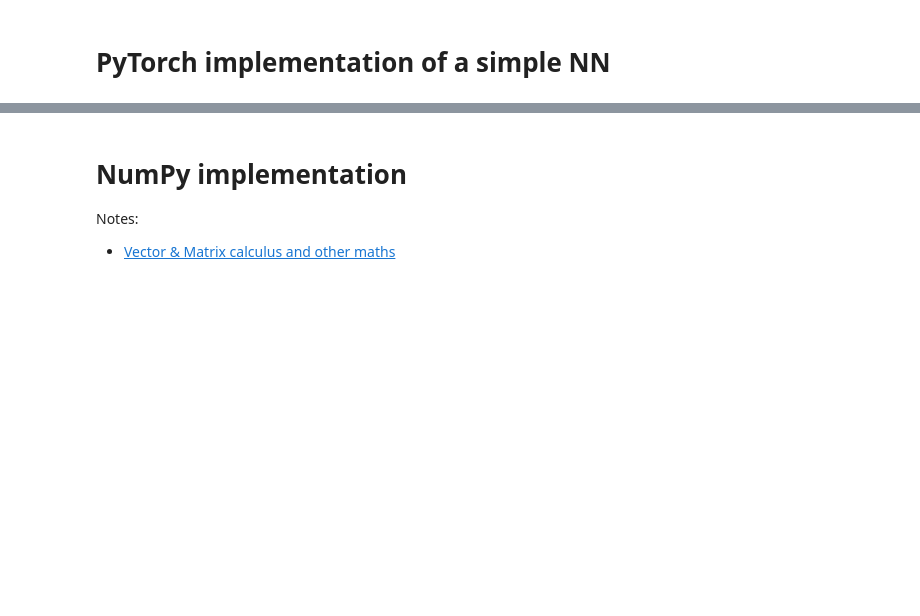
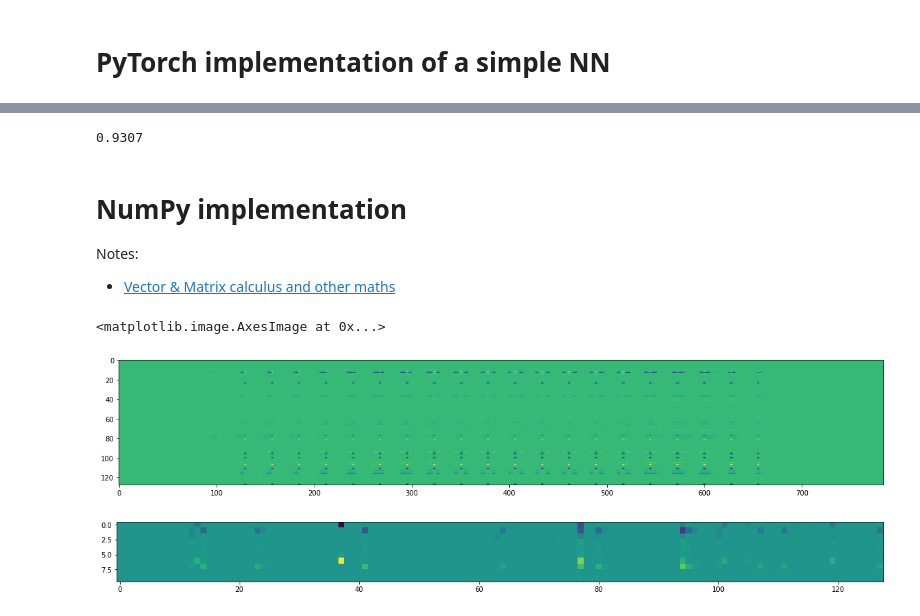
Before and after one commit to finnkauski/nn_from_scratch, a Jupyter notebook: develop.ipynb, the cells around one changed output, grey strips where cells are left out. Saved outputs shown, nothing was run; the diff lists cells and outputs as text; code cells hidden in the pictures; blank space fills up the shorter version.

```diff
--- a/develop.ipynb
+++ b/develop.ipynb
@@ -71,5 +88,82 @@ plot(accuracies)
+# %%
+# Implement a simple forward pass and check the test accuracy
+W1 = model.l1.weight.detach().numpy().T
+W2 = model.l2.weight.detach().numpy().T
+
+def numpy_eval():
+    def forward(x):
+        x = x.dot(W1)
+        x = np.maximum(x, 0)
+        return x.dot(W2)
+
+    Y_test_preds_out = forward(X_test.reshape((-1, 28*28)))
+    Y_test_preds = np.argmax(Y_test_preds_out, axis=1)
+    return (Y_test == Y_test_preds).mean()
+
+numpy_eval()
+# %% [output]
+0.9307
 # %% [markdown]
 # NumPy implementation
 
 Notes:
 - [Vector & Matrix calculus and other maths](http://cs231n.stanford.edu/slides/2018/cs231n_2018_ds02.pdf)
+# %%
+def logsumexp(x):
+    # LogSoftMax docs: https://pytorch.org/docs/stable/generated/torch.nn.LogSoftmax.html
+    # Source: http://gregorygundersen.com/blog/2020/02/09/log-sum-exp/
+    #return np.log(np.exp(x).sum(axis=1))
+    c = x.max(axis=1)
+    return c + np.log(np.exp(x-c.reshape((-1, 1))).sum(axis=1))
+
+def initialize_layer(m, h):
+#     return np.random.randn(m,h) * np.sqrt(2/m)
+    ret = np.random.uniform(-1., 1., size=(m,h))/np.sqrt(m*h)
+    return ret.astype(np.float32)
+
+def forward_grads(x,y, W1, W2):
+    # One hot encoding
+    out = np.zeros((len(y), 10))
+    out[range(len(y)), y] = 1
+
+    x_l1 = x.dot(W1)
+    x_relu = np.maximum(x_l1, 0)
+    x_l2 = x_relu.dot(W2)
+    x_lsm = x_l2 - logsumexp(x_l2).reshape((-1, 1))
+    x_loss = (-out * x_lsm).mean(axis=1)
+
+#   Don't really get this. This relates the gradient of the output (what even is that?) to the size
+#   of the batch. I presume this is due to the fact that you want to have gradients in the end adjusted
+#   to the fact that this is Mini-Batch Gradient Descent and you don't want to divide the gradients at each
+#   layer so you just do it here.
+#     d_out = -out / len(y)
+    d_out = -out / len(y)
+
+    # dL/dy_hat
+    d_lsm = d_out - np.exp(x_lsm)*d_out.sum(axis=1).reshape((-1,1))
+
+    # dL/dW2
+    d_W2  = x_relu.T.dot(d_lsm)
+
+    # dL/dh1
+    d_relu = d_lsm.dot(W2.T)
+
+    # dh1/dz1
+    d_z1 = (x_relu > 0).astype(np.float32) * d_relu
+
+    # dz1/dW1
+    d_W1 = x.T.dot(d_z1)
+
+    return x_loss, x_l2, d_W1, d_W2
+
+samp = [0,1,2,3]
+x_loss, x_l2, d_l1, d_l2 = forward_grads(X_test[samp].reshape((-1, 28*28),), Y_test[samp], W1, W2)
+
+figure(figsize=(20, 20))
+imshow(d_l1.T)
+figure(figsize=(20, 20))
+imshow(d_l2.T)
+# %% [output]
+<matplotlib.image.AxesImage at 0x...>
+[figure, added]
+[figure, added]
```
Also changed, not shown: parts of 4 cells of this notebook.
